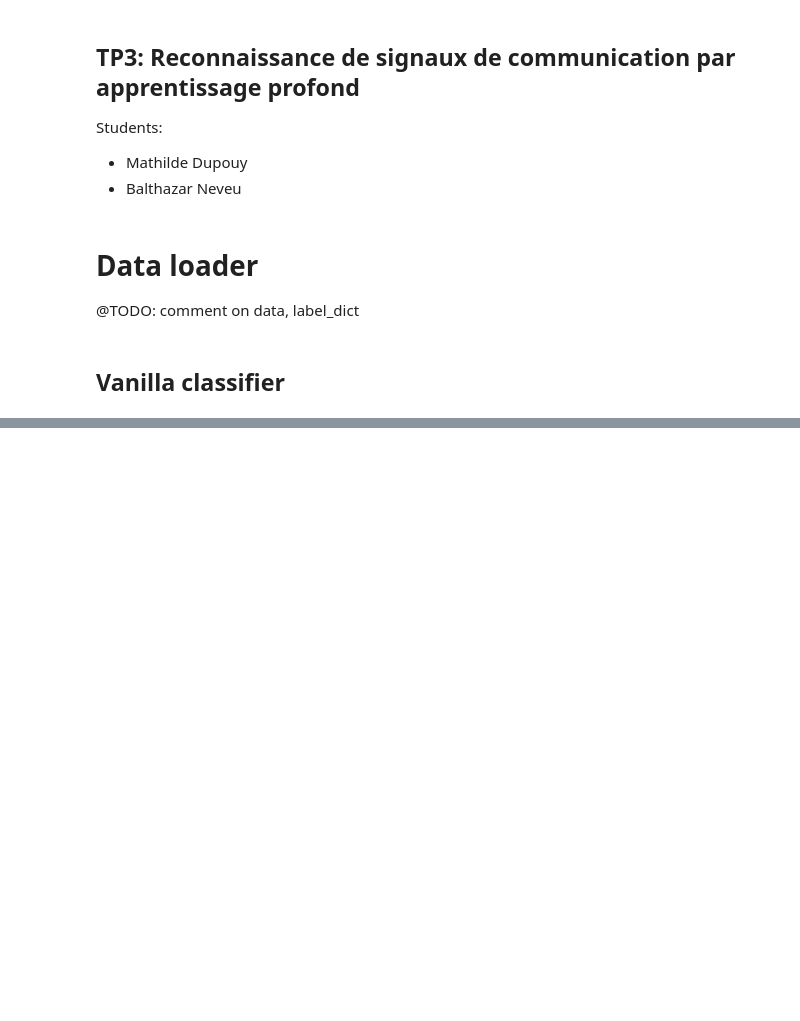
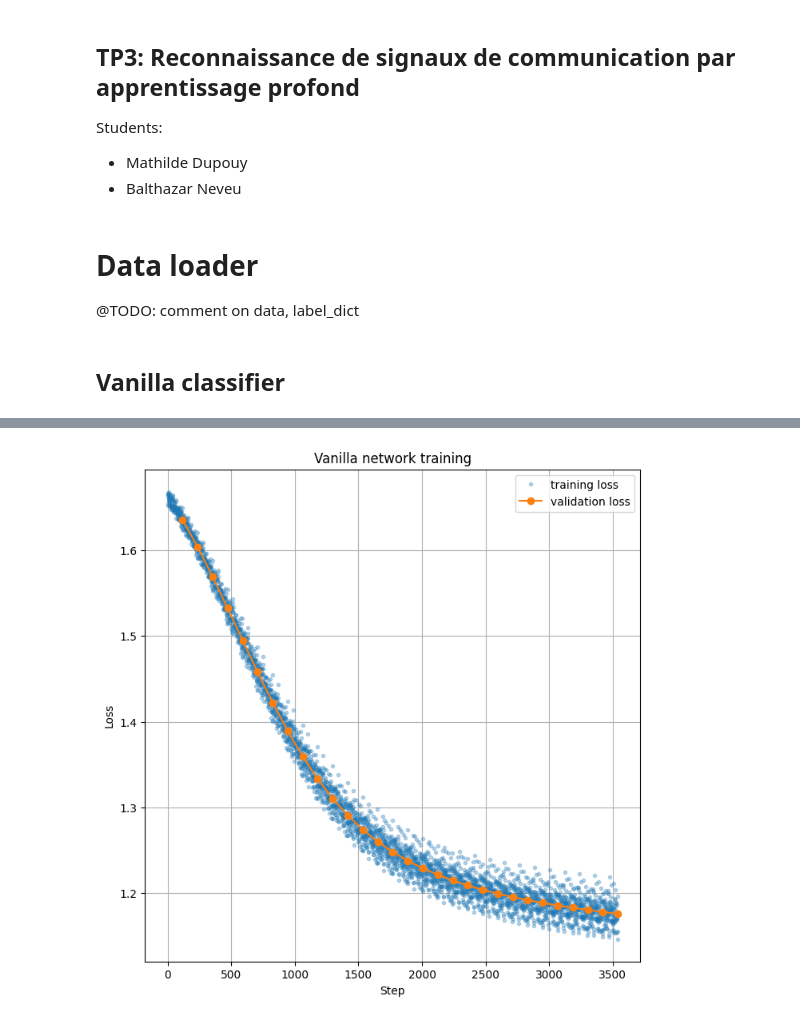
Before and after one commit to balthazarneveu/MVA23_SIGNAL, a Jupyter notebook: lab_03/answer_sheet.ipynb, the cells around one changed output, grey strips where cells are left out. Cells and saved outputs as stored; diff of their text form; code cells hidden in the pictures; blank space fills up the shorter version.

Commit message:
init training loop

```diff
--- a/lab_03/answer_sheet.ipynb
+++ b/lab_03/answer_sheet.ipynb
@@ -63,0 +80,2 @@ torch.Size([8, 7])
+# %%
+model, training_losses, valid_losses = train(model, batch_sizes=(256, 512), n_epochs=30)
@@ -63,0 +96,18 @@ torch.Size([8, 7])
+# %%
+import matplotlib.pyplot as plt
+import numpy as np
+epoch_length = len(training_losses)/len(valid_losses)
+epoch_steps = np.linspace(epoch_length, len(training_losses), len(valid_losses))
+
+plt.figure(figsize=(8, 8))
+plt.plot(training_losses, ".", alpha=0.3, label="training loss")
+
+plt.plot(epoch_steps, valid_losses,  "-o", label="validation loss")
+plt.xlabel("Step")
+plt.ylabel("Loss")
+plt.legend()
+plt.title("Vanilla network training")
+plt.grid()
+plt.show()
+# %% [output]
+[figure, added]
```
Also changed, not shown: parts of 4 cells of this notebook, 2 other files.
